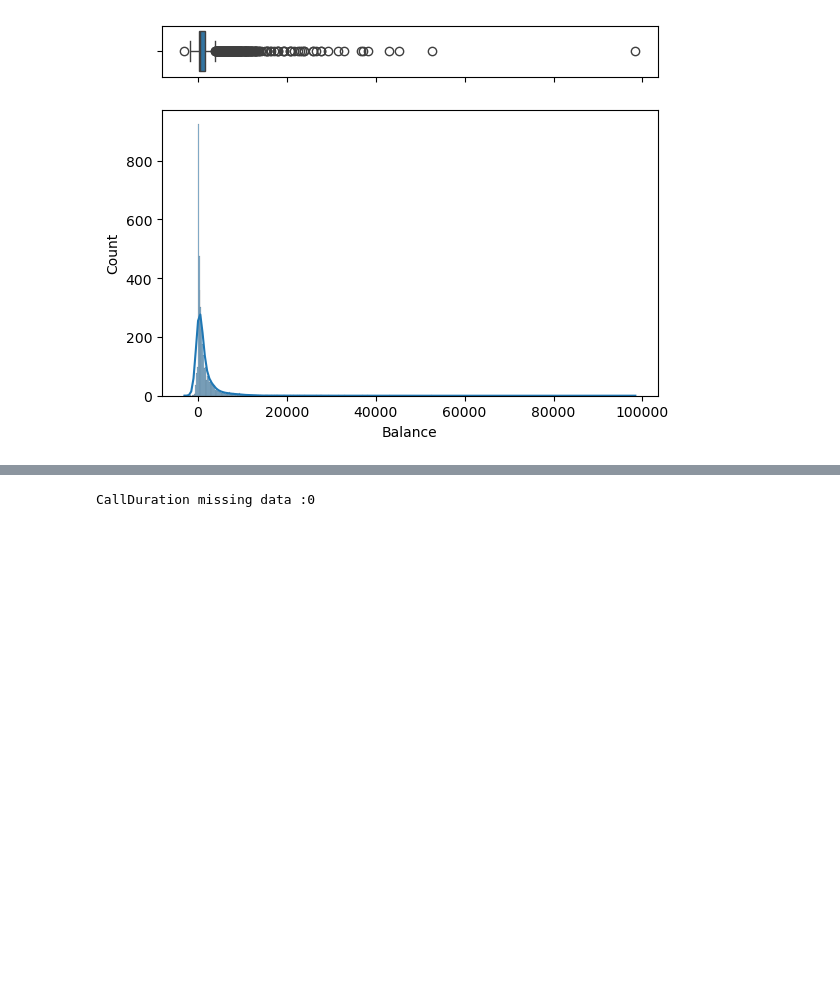
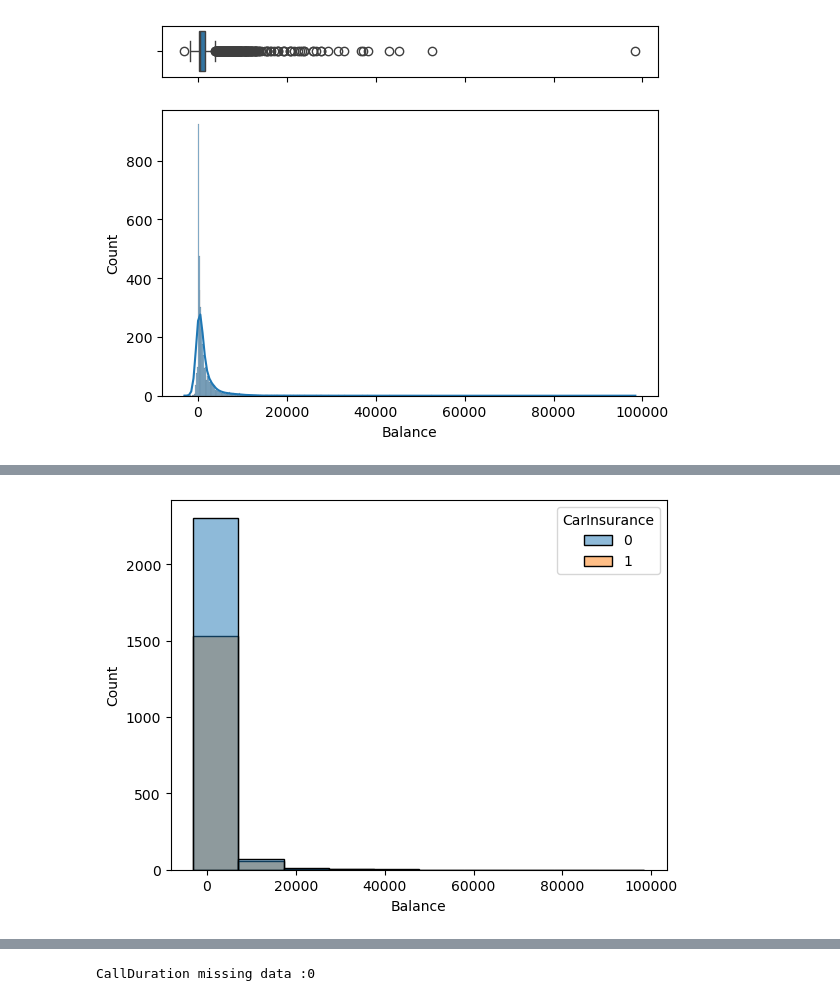
Before and after one commit to isaacebi/Car-Insurance-Cold-Calls, a Jupyter notebook: notebooks/1.0-ie-data-exploration.ipynb, the cells around one changed output, grey strips where cells are left out. Saved outputs shown, nothing was run; the diff lists cells and outputs as text; code cells hidden in the pictures; blank space fills up the shorter version.

```diff
--- a/notebooks/1.0-ie-data-exploration.ipynb
+++ b/notebooks/1.0-ie-data-exploration.ipynb
@@ -309,0 +344,5 @@ Balance missing data :0
+# %%
+sns.histplot(df, x='Balance', hue='CarInsurance', bins=10)
+plt.show()
+# %% [output]
+[figure, added]
```
Also changed, not shown: parts of 10 cells of this notebook.
